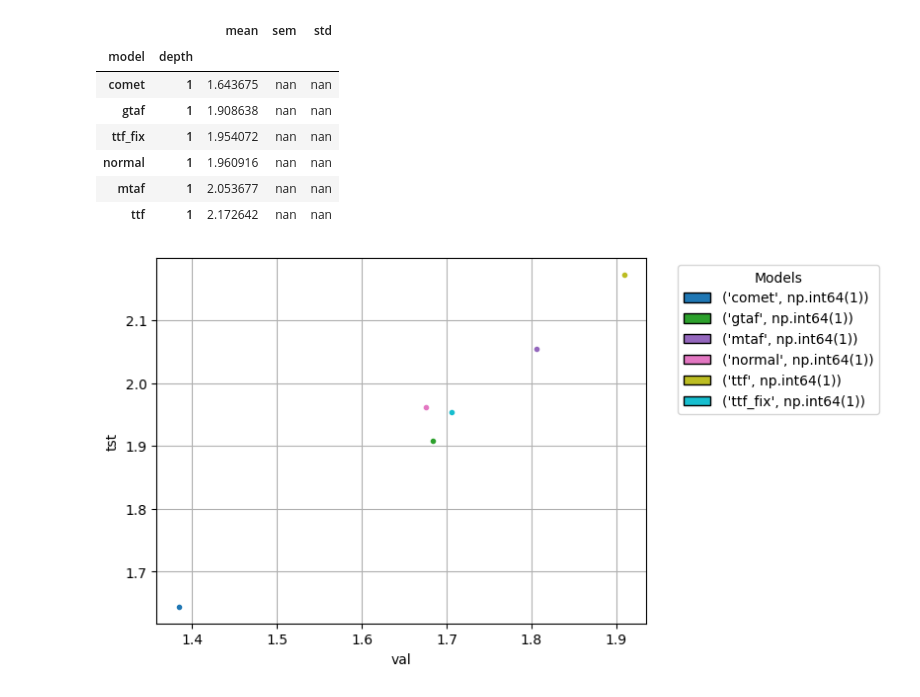
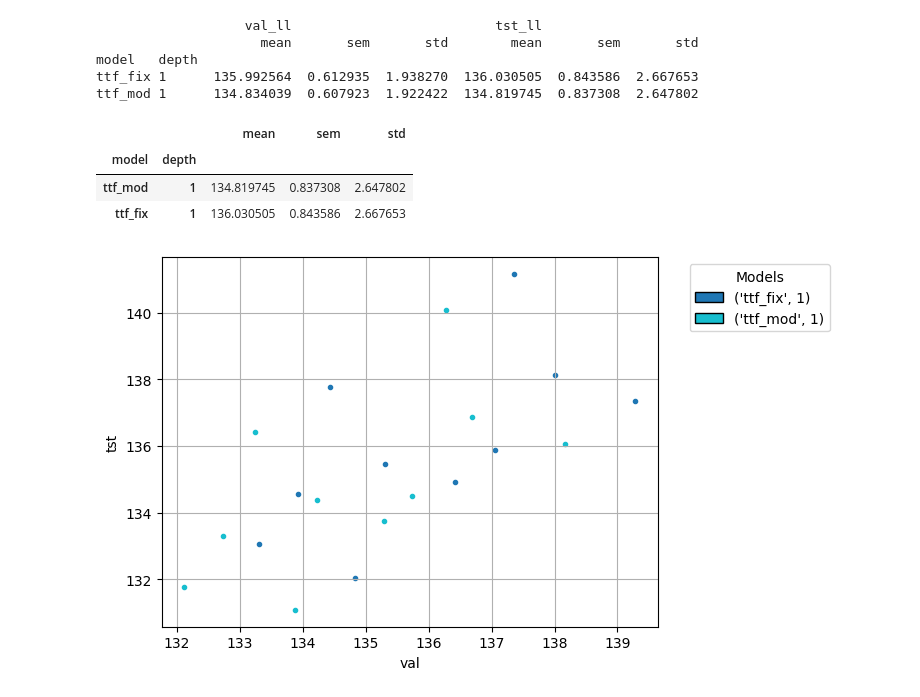
Before and after one commit to Lukas2412/tailnflows, a Jupyter notebook: experiments/density_estimation_real_data/results_analysis.ipynb, the cells around one changed output. Cells and saved outputs as stored; diff of their text form; code cells hidden in the pictures.

Commit message:
fix results_analysis notebook

```diff
--- a/experiments/density_estimation_real_data/results_analysis.ipynb
+++ b/experiments/density_estimation_real_data/results_analysis.ipynb
@@ -4,3 +4,24 @@ import matplotlib.pyplot as plt
 import pandas as pd
 import pickle
 import seaborn as sns
+# %%
+import numpy as np
+from tailnflows.utils import load_raw_data, load_experiment_output_data
+
+
+# Load experiment results
+experiment_output = load_experiment_output_data('sp500/2026-08-26-de-sp500-try01')
+# for k, v in experiment_output.items():
+#     print(f"{k}: {v}")
+
+# Put experiment results in dataframe
+rows = []
+for model, run_datas in experiment_output.items():
+    for rd in run_datas:
+        rows.append({
+            'data': model.split('-')[0],
+            **rd
+        })
+
+df = pd.DataFrame(rows)
+print(df)
@@ -7,22 +46,7 @@ import seaborn as sns
 # %%
-import numpy as np
-from tailnflows.utils import load_raw_data, load_experiment_output_data
-
-
-experiment_output = load_experiment_output_data('insurance/2026-08-01-de-insurance-split0-run2')
-
-rows = []
-for model, run_datas in experiment_output.items():
-    for rd in run_datas:
-        rows.append({
-            'data': model.split('-')[0],
-            **rd
-        })
-
-df = pd.DataFrame(rows)
-
 grouper = ['model', 'depth']
 
+# select only experiments with specific parameters
 selector = np.ones(len(df), dtype=bool)
 # selector &= df['batch_size'] == 100
 # selector &= df['tail_bound'] == 2.5
@@ -32,59 +56,64 @@ selector = np.ones(len(df), dtype=bool)
 # )
 df = df[selector]
 
+# aggregate nll results over splits
 grouped = df.groupby(grouper)
 agg = grouped[['val_ll', 'tst_ll']].agg(['mean', 'sem', 'std'])
-# agg['p1'] = agg['mean'] + agg['sem']
+print(agg)
+
+# Select best test nll results and its std
 best = agg['tst_ll'].sort_values(by='mean')
 within = best.iloc[0]['mean'] + best.iloc[0]['std']
 
 def highlight_by_mean(row, threshold=7):
     """
-    Highlight the row if the 'Mean' value is above the given threshold.
+    Highlight the row if the 'Mean' value is below the given threshold.
     """
     if row['mean'] < threshold:
         # Highlight entire row in a light green
-        return ['background-color: #dfffdf'] * len(row)
+        return ['background-color: #dfffdf'] * len(row) # light-green
     else:
         # No highlight
         return ['background-color: white'] * len(row)
 
+# Show sorted results
 best.style.apply(
     highlight_by_mean,
     axis=1,
     threshold=within
 )
 # %% [output]
+                   val_ll                          tst_ll
+                     mean       sem       std        mean       sem       std
+model   depth
+ttf_fix 1      135.992564  0.612935  1.938270  136.030505  0.843586  2.667653
+ttf_mod 1      134.834039  0.607923  1.922422  134.819745  0.837308  2.647802
 |  |  | mean | sem | std |
 | model | depth |  |  |  |
-| comet | 1 | 1.643675 | nan | nan |
-| gtaf | 1 | 1.908638 | nan | nan |
-| ttf_fix | 1 | 1.954072 | nan | nan |
-| normal | 1 | 1.960916 | nan | nan |
-| mtaf | 1 | 2.053677 | nan | nan |
-| ttf | 1 | 2.172642 | nan | nan |
+| ttf_mod | 1 | 134.819745 | 0.837308 | 2.647802 |
+| ttf_fix | 1 | 136.030505 | 0.843586 | 2.667653 |
 # %%
 # Plot final test nll against final validation nll for all models (lower test nll is better)!
-
 from matplotlib.patches import Patch
 
 color_palette = plt.get_cmap('tab10', len(agg.index))  # Using a colormap
 
 model_to_color = {model: color_palette(i) for i, model in enumerate(agg.index)}
 
 selected_ix = []
 for ix, group in grouped:
     plt.scatter(group.val_ll, group.tst_ll, color=model_to_color[ix], marker='.')
     # plt.scatter(ix[-2], group.tst_ll, c=model_to_color[ix])
+    ix = (ix[0], int(ix[1]))
     selected_ix.append(ix)
 
 plt.ylabel('tst')
 plt.xlabel('val')
 legend_elements = [Patch(facecolor=model_to_color[model], edgecolor='black', label=model)
-                   for model in selected_ix]
+                   for model in selected_ix] # integer in the models legend represents depth parameter
 plt.legend(handles=legend_elements, title="Models", loc='upper left', bbox_to_anchor=(1.05, 1))
 plt.grid()
 plt.show()
 # %% [output]
-[figure, old version]
+[figure, new version]
 # %%
```
Also changed, not shown: parts of 13 cells of this notebook.
